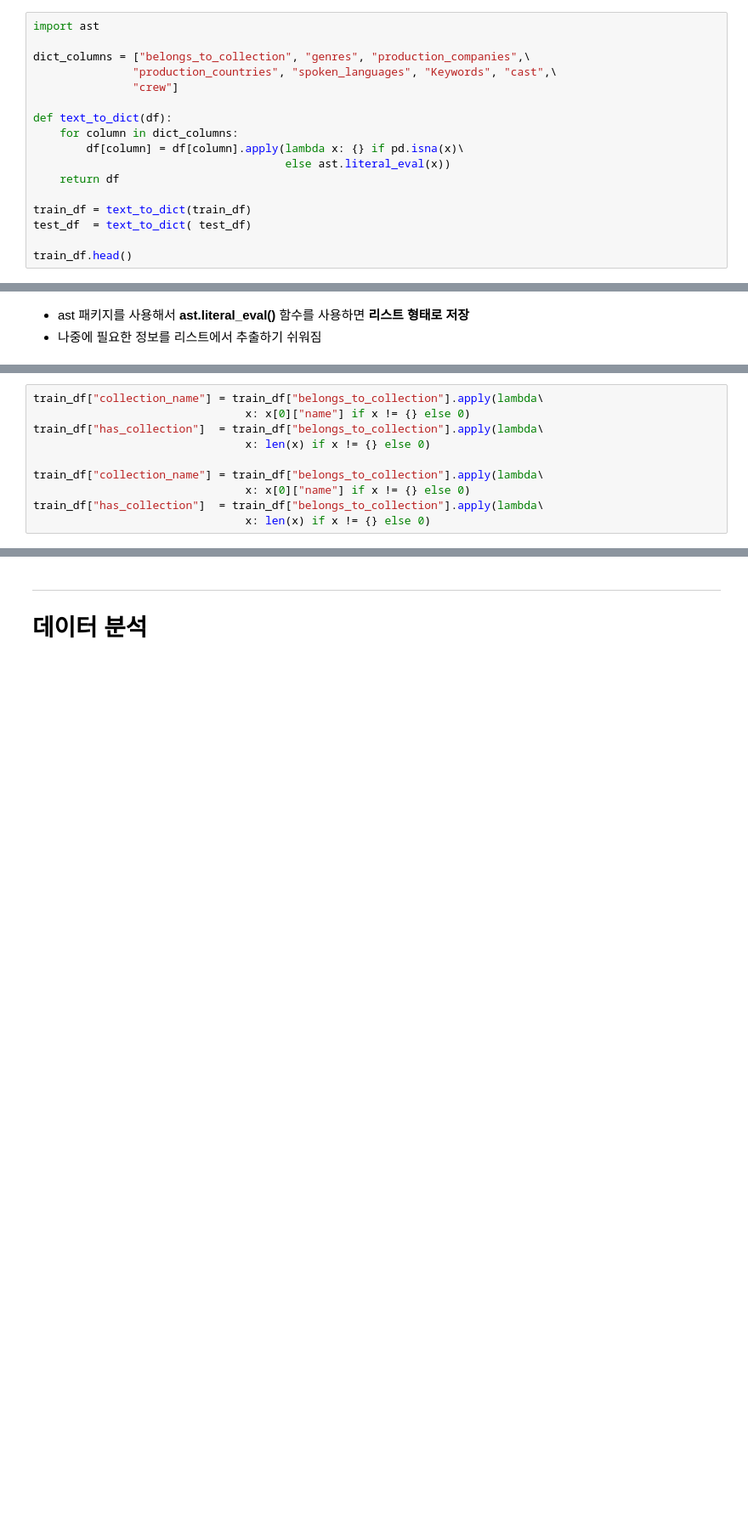
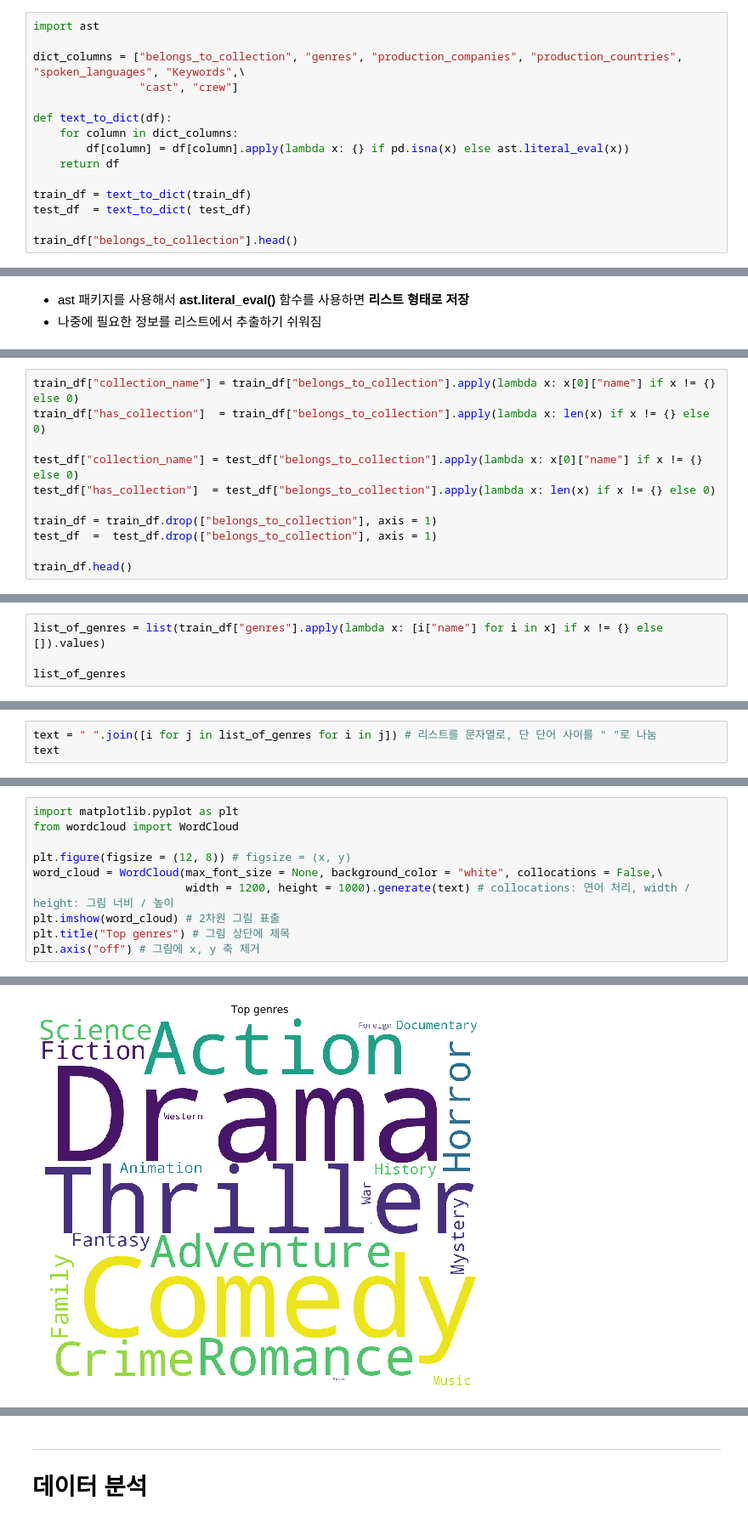
Before and after one commit to Kwan-Gu/data_science, a Jupyter notebook: TRANSCRIPT/20200729/백관구_tmdb.ipynb, the cells around one changed output, grey strips where cells are left out. Shown: that part at 85% size. Saved outputs shown, nothing was run; the diff lists cells and outputs as text; blank space fills up the shorter version.

```diff
--- a/TRANSCRIPT/20200729/백관구_tmdb.ipynb
+++ b/TRANSCRIPT/20200729/백관구_tmdb.ipynb
@@ -147,18 +133,16 @@ train_df["belongs_to_collection"].apply(lambda x: {} if pd.isna(x)\
 # %%
 import ast
 
-dict_columns = ["belongs_to_collection", "genres", "production_companies",\
-               "production_countries", "spoken_languages", "Keywords", "cast",\
-               "crew"]
+dict_columns = ["belongs_to_collection", "genres", "production_companies", "production_countries", "spoken_languages", "Keywords",\
+                "cast", "crew"]
 
 def text_to_dict(df):
     for column in dict_columns:
-        df[column] = df[column].apply(lambda x: {} if pd.isna(x)\
-                                      else ast.literal_eval(x))
+        df[column] = df[column].apply(lambda x: {} if pd.isna(x) else ast.literal_eval(x))
     return df
 
 train_df = text_to_dict(train_df)
 test_df  = text_to_dict( test_df)
 
-train_df.head()
+train_df["belongs_to_collection"].head()
 # %% [output]
@@ -182,10 +167,11 @@ train_df["belongs_to_collection"][0]
 # %%
-train_df["collection_name"] = train_df["belongs_to_collection"].apply(lambda\
-                                x: x[0]["name"] if x != {} else 0)
-train_df["has_collection"]  = train_df["belongs_to_collection"].apply(lambda\
-                                x: len(x) if x != {} else 0)
+train_df["collection_name"] = train_df["belongs_to_collection"].apply(lambda x: x[0]["name"] if x != {} else 0)
+train_df["has_collection"]  = train_df["belongs_to_collection"].apply(lambda x: len(x) if x != {} else 0)
 
-train_df["collection_name"] = train_df["belongs_to_collection"].apply(lambda\
-                                x: x[0]["name"] if x != {} else 0)
-train_df["has_collection"]  = train_df["belongs_to_collection"].apply(lambda\
-                                x: len(x) if x != {} else 0)
+test_df["collection_name"] = test_df["belongs_to_collection"].apply(lambda x: x[0]["name"] if x != {} else 0)
+test_df["has_collection"]  = test_df["belongs_to_collection"].apply(lambda x: len(x) if x != {} else 0)
+
+train_df = train_df.drop(["belongs_to_collection"], axis = 1)
+test_df  =  test_df.drop(["belongs_to_collection"], axis = 1)
+
+train_df.head()
@@ -191,0 +231,4 @@ train_df["has_collection"]  = train_df["belongs_to_collection"].apply(lambda\
+# %%
+list_of_genres = list(train_df["genres"].apply(lambda x: [i["name"] for i in x] if x != {} else []).values)
+
+list_of_genres
@@ -191,0 +255,3 @@ train_df["has_collection"]  = train_df["belongs_to_collection"].apply(lambda\
+# %%
+text = " ".join([i for j in list_of_genres for i in j]) # 리스트를 문자열로, 단 단어 사이를 " "로 나눔
+text
@@ -191,0 +260,11 @@ train_df["has_collection"]  = train_df["belongs_to_collection"].apply(lambda\
+# %%
+import matplotlib.pyplot as plt
+from wordcloud import WordCloud
+
+plt.figure(figsize = (12, 8)) # figsize = (x, y)
+word_cloud = WordCloud(max_font_size = None, background_color = "white", collocations = False,\
+                       width = 1200, height = 1000).generate(text) # collocations: 연어 처리, width / height: 그림 너비 / 높이
+plt.imshow(word_cloud) # 2차원 그림 표출
+plt.title("Top genres") # 그림 상단에 제목
+plt.axis("off") # 그림에 x, y 축 제거
+# %% [output]
@@ -191,0 +272 @@ train_df["has_collection"]  = train_df["belongs_to_collection"].apply(lambda\
+[figure, added]
```
Also changed, not shown: parts of 27 cells of this notebook.
